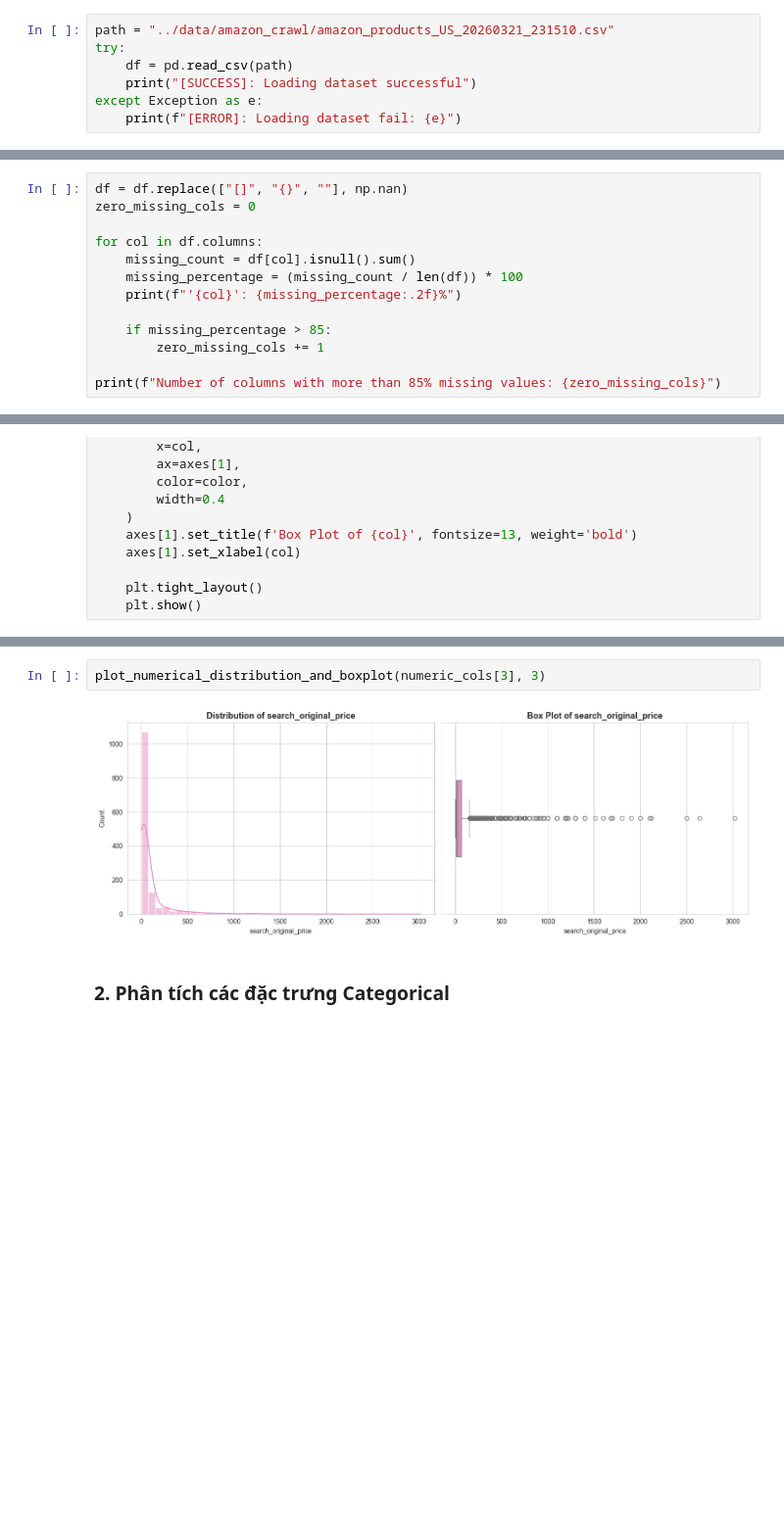
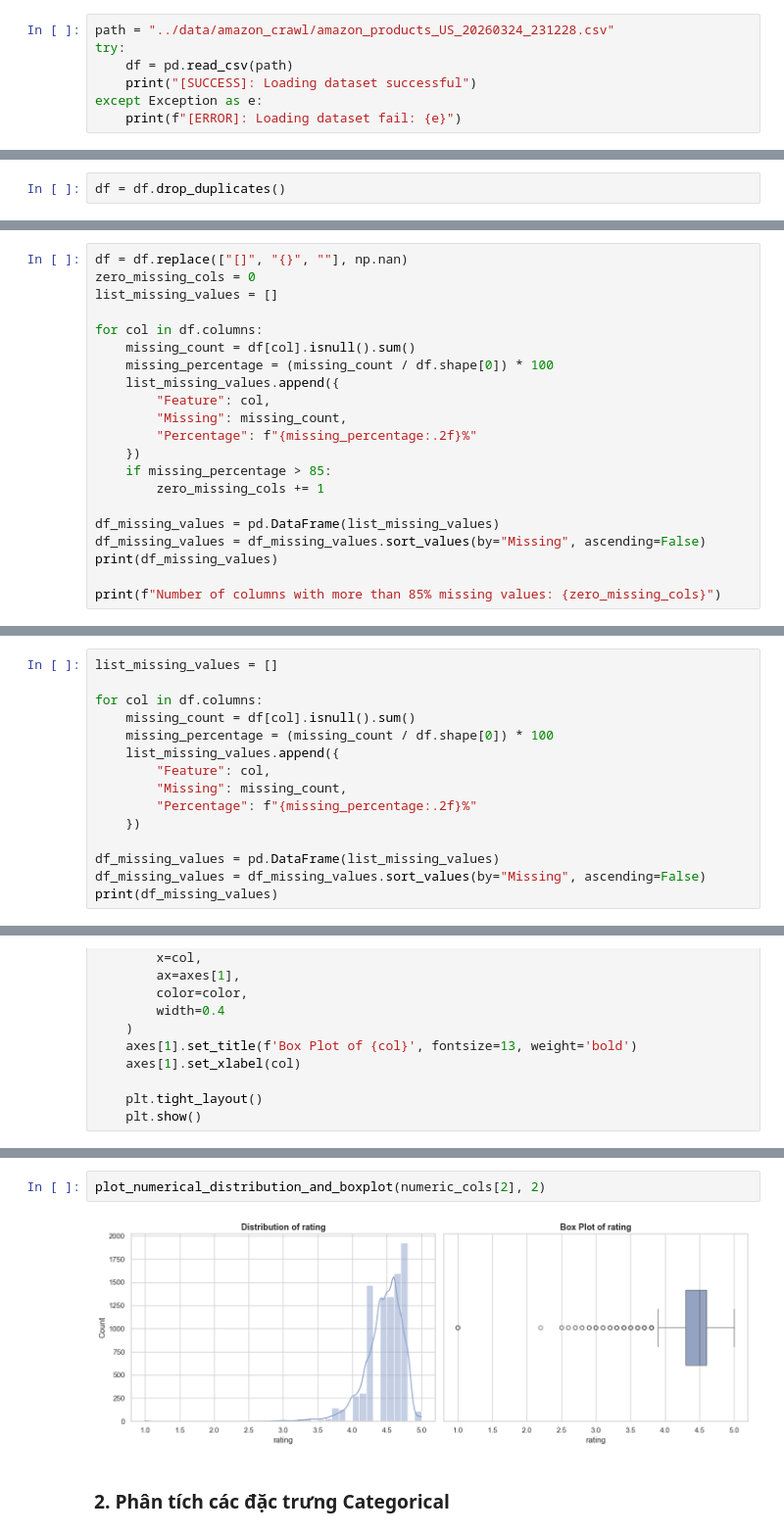
Before and after one commit to Hutaph/LAB01_Data_Visualization, a Jupyter notebook: notebook/data_exploration.ipynb, the cells around one changed output, grey strips where cells are left out. Shown at 98% size. Cells and saved outputs as stored; diff of their text form; blank space fills up the shorter version.

```diff
--- a/notebook/data_exploration.ipynb
+++ b/notebook/data_exploration.ipynb
@@ -11,7 +11,7 @@ import matplotlib.pyplot as plt
 import seaborn as sns
 import missingno as msno
 # %%
-path = "../data/amazon_crawl/amazon_products_US_20260321_231510.csv"
+path = "../data/amazon_crawl/amazon_products_US_20260324_231228.csv"
 try:
     df = pd.read_csv(path)
     print("[SUCCESS]: Loading dataset successful")
@@ -106,0 +138,2 @@ Có 89 dòng trùng lặp, sẽ tiến hành xóa các dòng trùng lặp này.
+# %%
+df = df.drop_duplicates()
@@ -111,14 +148,22 @@ Khi quan sát dữ liệu ban đầu, có thể thấy nhiều cột xuất hi
 # %%
 df = df.replace(["[]", "{}", ""], np.nan)
 zero_missing_cols = 0
+list_missing_values = []
 
 for col in df.columns:
     missing_count = df[col].isnull().sum()
-    missing_percentage = (missing_count / len(df)) * 100
-    print(f"'{col}': {missing_percentage:.2f}%")
-
+    missing_percentage = (missing_count / df.shape[0]) * 100
+    list_missing_values.append({
+        "Feature": col,
+        "Missing": missing_count,
+        "Percentage": f"{missing_percentage:.2f}%"
+    })
     if missing_percentage > 85:
         zero_missing_cols += 1
 
+df_missing_values = pd.DataFrame(list_missing_values)
+df_missing_values = df_missing_values.sort_values(by="Missing", ascending=False)
+print(df_missing_values)
+
 print(f"Number of columns with more than 85% missing values: {zero_missing_cols}")
 # %% [output]
@@ -162,0 +251,15 @@ Dropped 46 columns with missing values > 85%
+# %%
+list_missing_values = []
+
+for col in df.columns:
+    missing_count = df[col].isnull().sum()
+    missing_percentage = (missing_count / df.shape[0]) * 100
+    list_missing_values.append({
+        "Feature": col,
+        "Missing": missing_count,
+        "Percentage": f"{missing_percentage:.2f}%"
+    })
+
+df_missing_values = pd.DataFrame(list_missing_values)
+df_missing_values = df_missing_values.sort_values(by="Missing", ascending=False)
+print(df_missing_values)
@@ -252,7 +422,7 @@ plot_numerical_distribution_and_boxplot(numeric_cols[2], 2)
 # %%
-plot_numerical_distribution_and_boxplot(numeric_cols[3], 3)
+plot_numerical_distribution_and_boxplot(numeric_cols[2], 2)
 # %% [output]
-[figure, old version]
+[figure, new version]
 # %% [markdown]
 ### 2. Phân tích các đặc trưng Categorical
 # %% [markdown]
```
Also changed, not shown: parts of 25 cells of this notebook.
